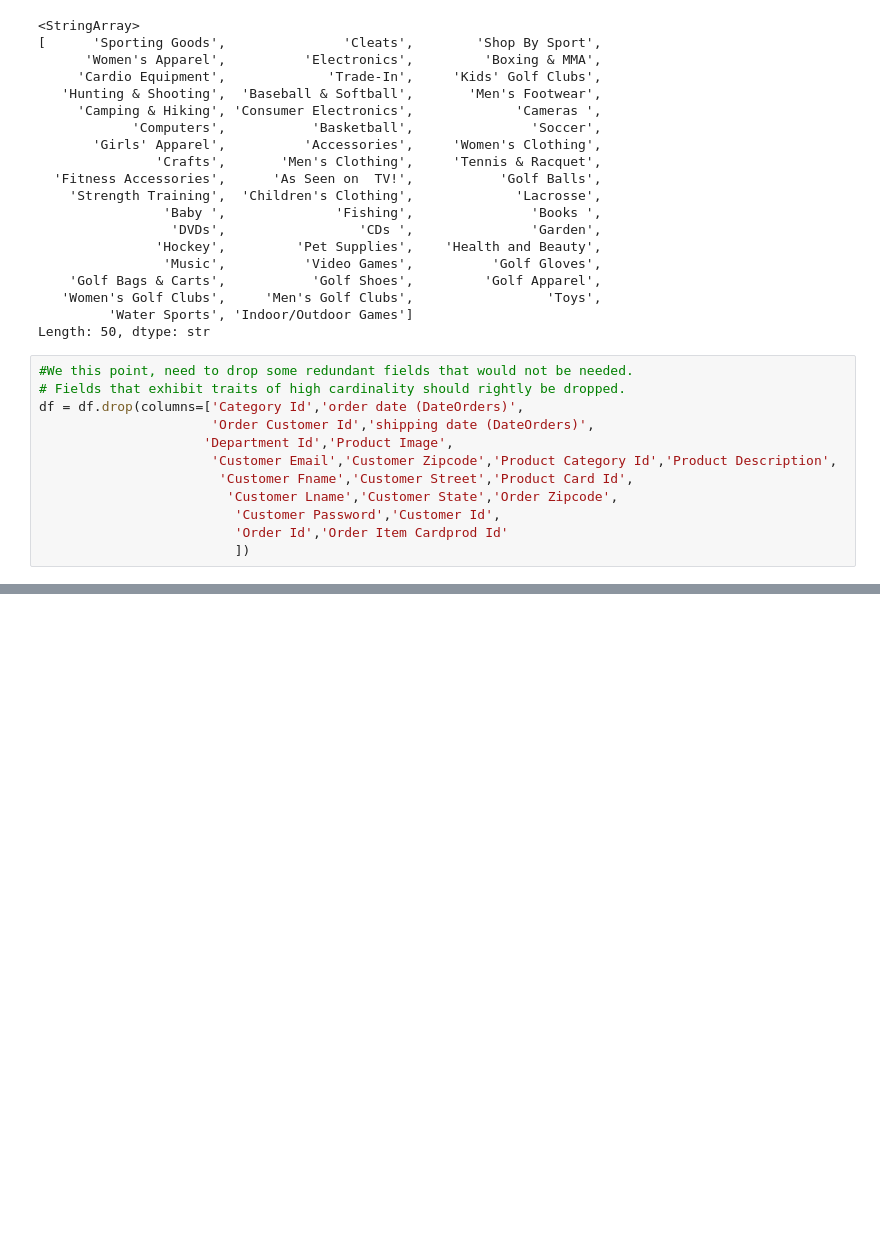
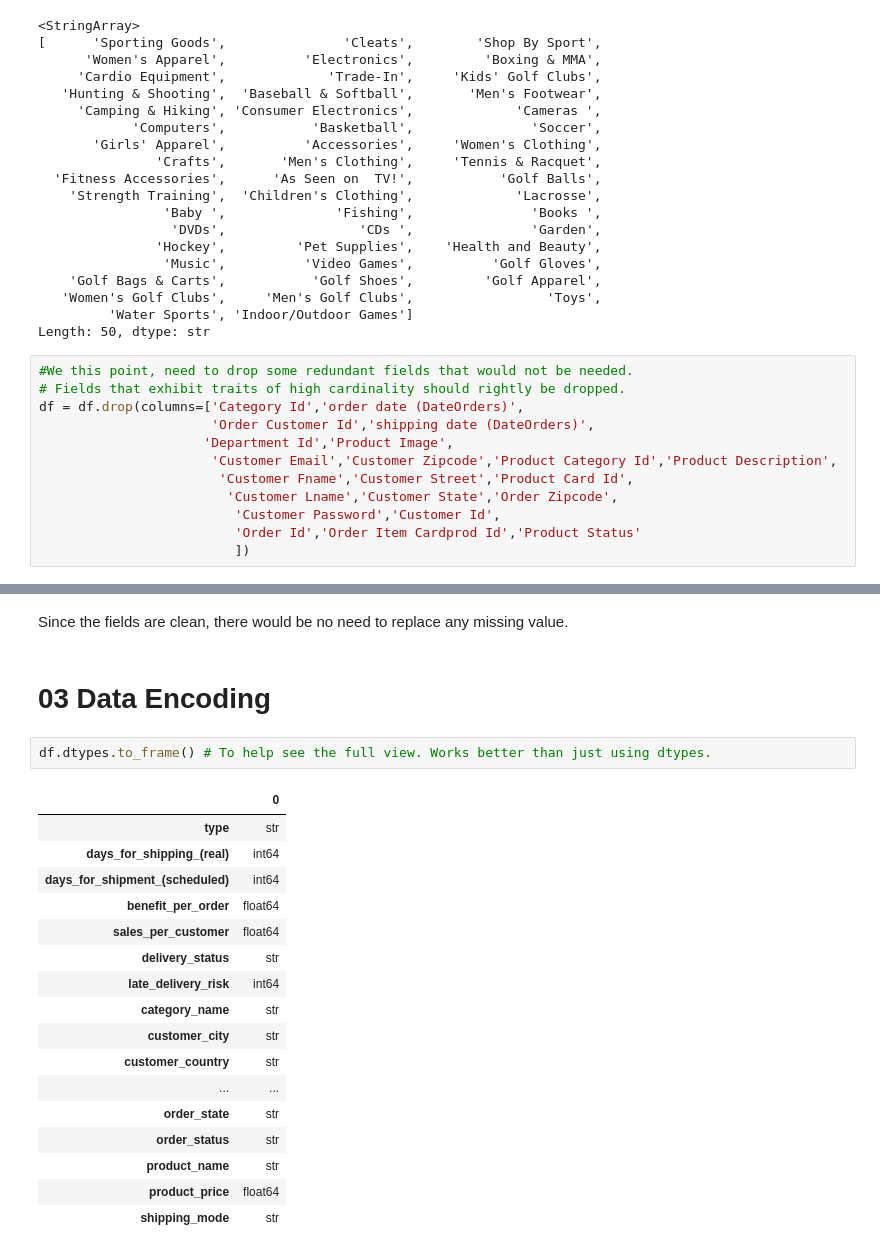
Before and after one commit to kayode-w/hybrid-supply-chain-risk-classification, a Jupyter notebook: supply_chain_dataset.ipynb, the cells around one changed output, grey strips where cells are left out. Saved outputs shown, nothing was run; the diff lists cells and outputs as text; blank space fills up the shorter version.

```diff
--- a/supply_chain_dataset.ipynb
+++ b/supply_chain_dataset.ipynb
@@ -133,7 +142,7 @@ df = df.drop(columns=['Category Id','order date (DateOrders)',
                        'Customer Fname','Customer Street','Product Card Id',
                         'Customer Lname','Customer State','Order Zipcode',
                          'Customer Password','Customer Id',
-                         'Order Id','Order Item Cardprod Id'
+                         'Order Id','Order Item Cardprod Id','Product Status'
                          ])
 # %%
 # Next would be a trick to clean the column names, remove white spaces and set everything to lowercaps
@@ -161 +169,25 @@ df.columns.tolist()
  'shipping_mode']
+# %% [markdown]
+Since the fields are clean, there would be no need to replace any missing value.
+# %% [markdown]
+# 03 Data Encoding
+# %%
+df.dtypes.to_frame() # To help see the full view. Works better than just using dtypes.
+# %% [output]
+|  | 0 |
+| type | str |
+| days_for_shipping_(real) | int64 |
+| days_for_shipment_(scheduled) | int64 |
+| benefit_per_order | float64 |
+| sales_per_customer | float64 |
+| delivery_status | str |
+| late_delivery_risk | int64 |
+| category_name | str |
+| customer_city | str |
+| customer_country | str |
+| ... | ... |
+| order_state | str |
+| order_status | str |
+| product_name | str |
+| product_price | float64 |
+| shipping_mode | str |
```
Also changed, not shown: parts of 29 cells of this notebook.
